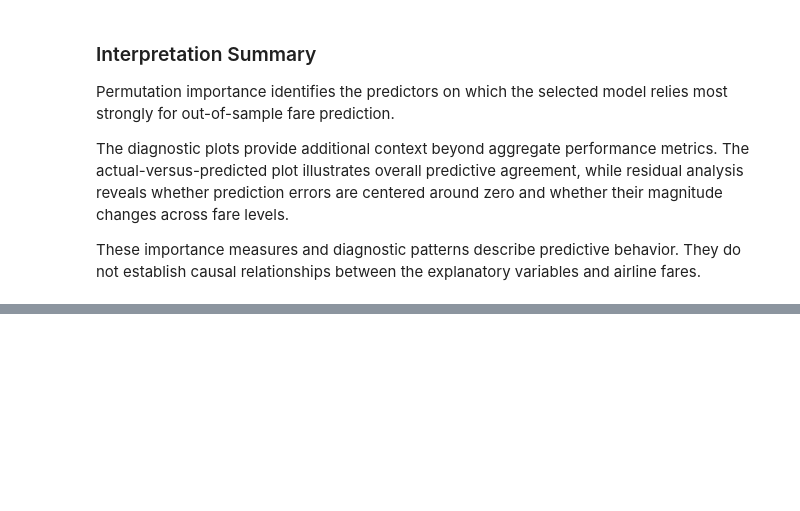
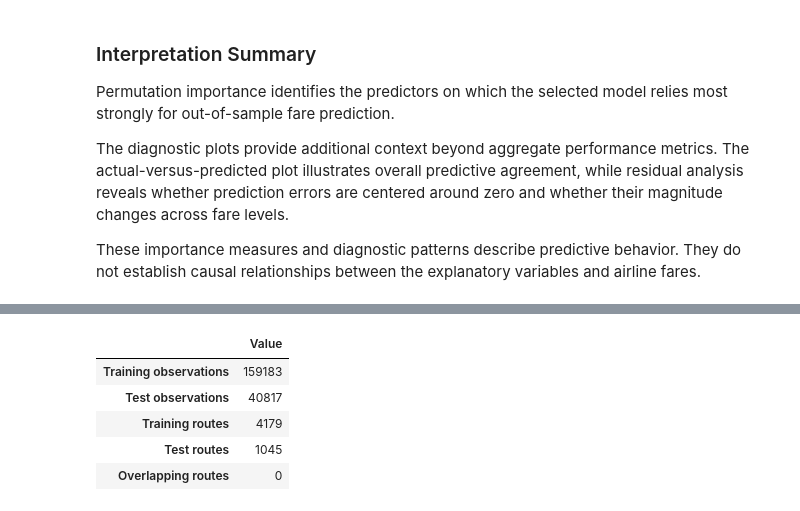
Before and after one commit to eldarhasanly/analysis-of-factors-influencing-airline-ticket-prices-using-statistical-and-machine-learning-methods, a Jupyter notebook: notebooks/airline_fare_analysis.ipynb, the cells around one changed output, grey strips where cells are left out. Drawn from its saved outputs; the diff is of its cells as text; code cells hidden in the pictures; blank space fills up the shorter version.

```diff
--- a/notebooks/airline_fare_analysis.ipynb
+++ b/notebooks/airline_fare_analysis.ipynb
@@ -1679,0 +1771,37 @@ These importance measures and diagnostic patterns describe predictive behavior.
+# %%
+route_holdout_train_routes = set(
+    route_holdout_train["ODPairID"].unique()
+)
+
+route_holdout_test_routes = set(
+    route_holdout_test["ODPairID"].unique()
+)
+
+assert route_holdout_train_routes.isdisjoint(
+    route_holdout_test_routes
+)
+# %%
+route_holdout_summary = pd.Series(
+    {
+        "Training observations": len(route_holdout_train),
+        "Test observations": len(route_holdout_test),
+        "Training routes": len(route_holdout_train_routes),
+        "Test routes": len(route_holdout_test_routes),
+        "Overlapping routes": len(
+            route_holdout_train_routes
+            .intersection(route_holdout_test_routes)
+        ),
+    },
+    name="Value",
+)
+
+display(
+    route_holdout_summary.to_frame()
+)
+# %% [output]
+|  | Value |
+| Training observations | 159183 |
+| Test observations | 40817 |
+| Training routes | 4179 |
+| Test routes | 1045 |
+| Overlapping routes | 0 |
```
Also changed, not shown: parts of 17 cells of this notebook.
